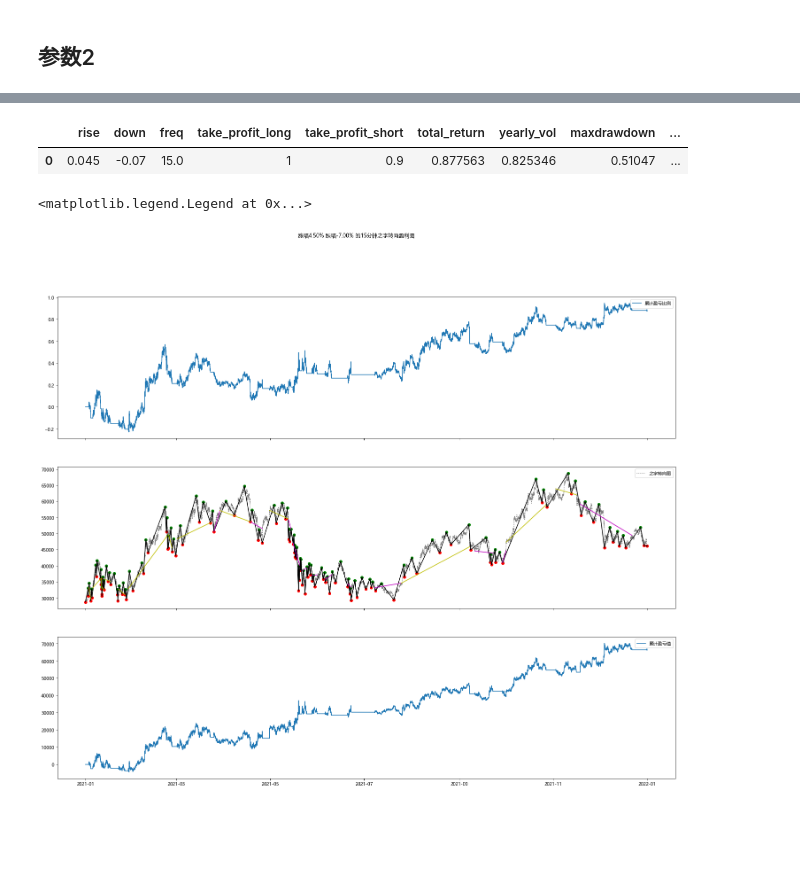
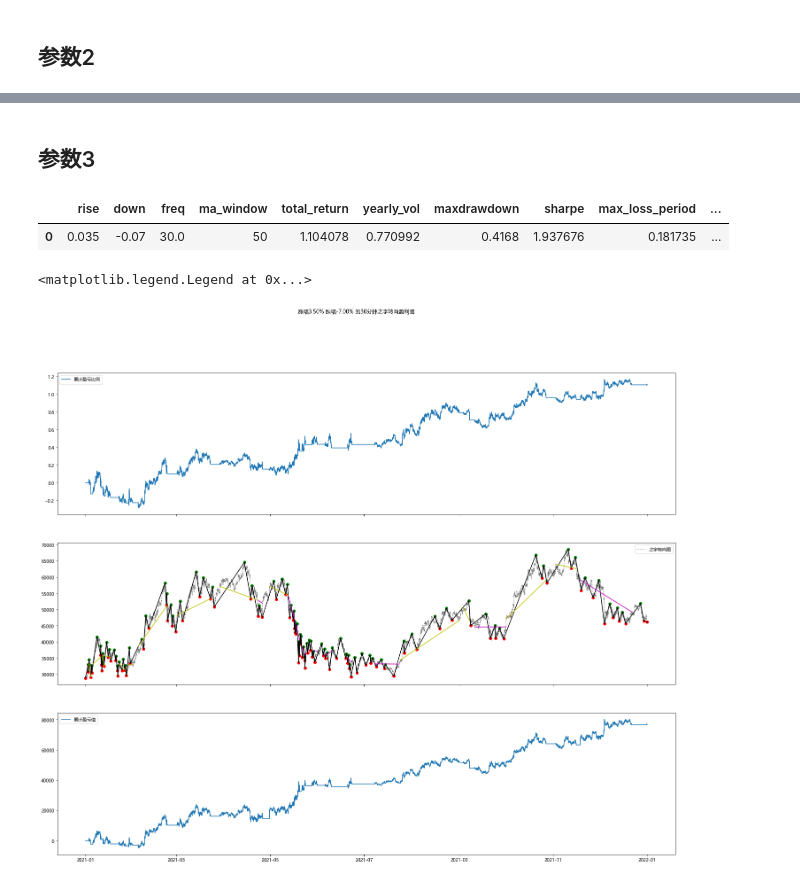
Before and after one commit to trancedu/decrypt_scraper, a Jupyter notebook: BackTestLearn/zigzag v5.ipynb, the cells around one changed output, grey strips where cells are left out. Drawn from its saved outputs; the diff is of its cells as text; code cells hidden in the pictures; blank space fills up the shorter version.

```diff
--- a/BackTestLearn/zigzag v5.ipynb
+++ b/BackTestLearn/zigzag v5.ipynb
@@ -401,29 +401,32 @@ def backtest_both(X, rise, down, take_profit_long=10, take_profit_short=0, outpu
     # 计算收益率等参数
     df_pnl["ret"] = df_pnl["cum_return"].diff().fillna(0)
     freq = (df_pnl.index[1] - df_pnl.index[0]).total_seconds() // 60
+    annual_freq = freq / 60 / 24 / 365
     rets = df_pnl.loc[df_pnl["ret"] != 0, "ret"] # 只计算入场的时刻的收益率
     if len(rets) == 0:
         stats = {}
     else:
-        time_length = rets.shape[0] * ((df_pnl.index[1] - df_pnl.index[0]).total_seconds() / 3600 / 24 / 365)
+        time_length = rets.shape[0] * annual_freq
         total_return = df_pnl["cum_return"][-1]
         yearly_return = total_return / time_length
-        yearly_vol = df_pnl["ret"].std() * np.sqrt(60 / freq * 24 * 365)
+        yearly_vol = df_pnl["ret"].std() / np.sqrt(annual_freq)
         maxdrawdown = max(rets.cumsum().cummax() - rets.cumsum())
         sharpe = yearly_return / yearly_vol
-        stats = dict(rise=rise, down=down, freq=freq, take_profit_long=take_profit_long, take_profit_short=take_profit_short, total_return=total_return, yearly_vol=yearly_vol, maxdrawdown=maxdrawdown, sharpe=sharpe, hold_time=time_length, ma_window=ma_window, start_date=X.index[0].date(), end_date=X.index[-1].date())
+        cummaxs = np.where(df_pnl["cum_return"] == df_pnl["cum_return"].cummax())[0]
+        max_loss_period = max(np.diff(cummaxs).max(), len(df_pnl) - cummaxs[-1]) * annual_freq
+        stats = dict(rise=rise, down=down, freq=freq, ma_window=ma_window, total_return=total_return, yearly_vol=yearly_vol, maxdrawdown=maxdrawdown, sharpe=sharpe, max_loss_period=max_loss_period, hold_time=time_length,  start_date=X.index[0].date(), end_date=X.index[-1].date())
     # stats = [rise, total_return, yearly_vol, maxdrawdown]
     return df_pnl, stats
 # %% [markdown]
 ## 参数1
 # %%
-freq = 15
+freq = 30
 rise = 0.05
-down = -0.075
+down = -0.04
 take_profit_long, take_profit_short = 1, 0.9
-ma_window = 200
-start_date = "2021"
-end_date = "2021"
+ma_window = 50
+start_date = "2020"
+end_date = "2022"
 
 data = df.resample(f'{freq}T').last().fillna(method="ffill")
 if ma_window:
@@ -513,46 +516,48 @@ ax3.legend(["累计盈亏值"])
+# %% [markdown]
+## 参数3
 # %%
-freq = 15
-rise = 0.045
+rise = 0.035
 down = -0.07
+freq = 30
+ma_window = 50
 take_profit_long, take_profit_short = 1, 0.9
-ma_window = 50
 start_date = "2021"
 end_date = "2021"
 
 data = df.resample(f'{freq}T').last().fillna(method="ffill")
 if ma_window:
-    ma = data.rolling(window=int(ma_window * 24 * 60 / freq)).mean().loc[start_date: end_date, "Close"]
+    ma_array = data.rolling(window=int(ma_window * 24 * 60 / freq)).mean().loc[start_date: end_date, "Close"]
 else:
-    ma = None
+    ma_array = None
 X = data["Close"].loc[start_date: end_date]
-df_pnl, stats = backtest_both(X, rise, down, take_profit_long,take_profit_short, False, ma=ma, ma_window=ma_window)
+df_pnl, stats = backtest_both(X, rise, down, take_profit_long,take_profit_short, False, ma_array=ma_array, ma_window=ma_window)
 
 
 display(pd.DataFrame([stats]))
 ## 绘图
 pivots = df_pnl["pivots"]
 fig, (ax1,ax2,ax3) = plt.subplots(3, 1, figsize=(25, 20), sharex=True)
 ax1.plot(df_pnl[["cum_return"]])
 ax1.legend(["累计盈亏比例"])
 ax2.plot(X, 'k:', alpha=0.5)
 ax2.plot(X[pivots != 0], 'k-')
 ax2.scatter(X[pivots == 1].index, X[pivots == 1], color='g')
 ax2.scatter(X[pivots == -1].index, X[pivots == -1], color='r')
 ax3.plot(df_pnl[["pnl"]])
 actions = df_pnl["actions_short"]
 for i in range(len(X[actions < 0]) // 2): # 做空
     ax2.plot(X[actions < 0][i*2:i*2+2], 'm-')
 actions = df_pnl["actions_long"]
 for i in range(len(X[actions > 0]) // 2): # 做多
     ax2.plot(X[actions > 0][i*2:i*2+2], 'y-')
 # ax2.scatter(X[actions == -1].index, X[actions == -1], color='b', s=100)
 # ax2.scatter(X[actions == -2].index, X[actions == -2], color='purple', s=100)
 # plot_pivots(X, pivots, ax=ax2)
 fig.suptitle(f"涨幅{rise:.2%} 跌幅{down:.2%} 的{freq}分钟之字转向盈利图")
 ax2.legend(["之字转向图"])
 ax3.legend(["累计盈亏值"])
 # %% [output]
-|  | rise | down | freq | take_profit_long | take_profit_short | total_return | yearly_vol | maxdrawdown | ... |
-| 0 | 0.045 | -0.07 | 15.0 | 1 | 0.9 | 0.877563 | 0.825346 | 0.51047 | ... |
+|  | rise | down | freq | ma_window | total_return | yearly_vol | maxdrawdown | sharpe | max_loss_period | ... |
+| 0 | 0.035 | -0.07 | 30.0 | 50 | 1.104078 | 0.770992 | 0.4168 | 1.937676 | 0.181735 | ... |
 <matplotlib.legend.Legend at 0x...>
-[figure, old version]
+[figure, new version]
```
Also changed, not shown: parts of 3 cells of this notebook, 7 other files.
